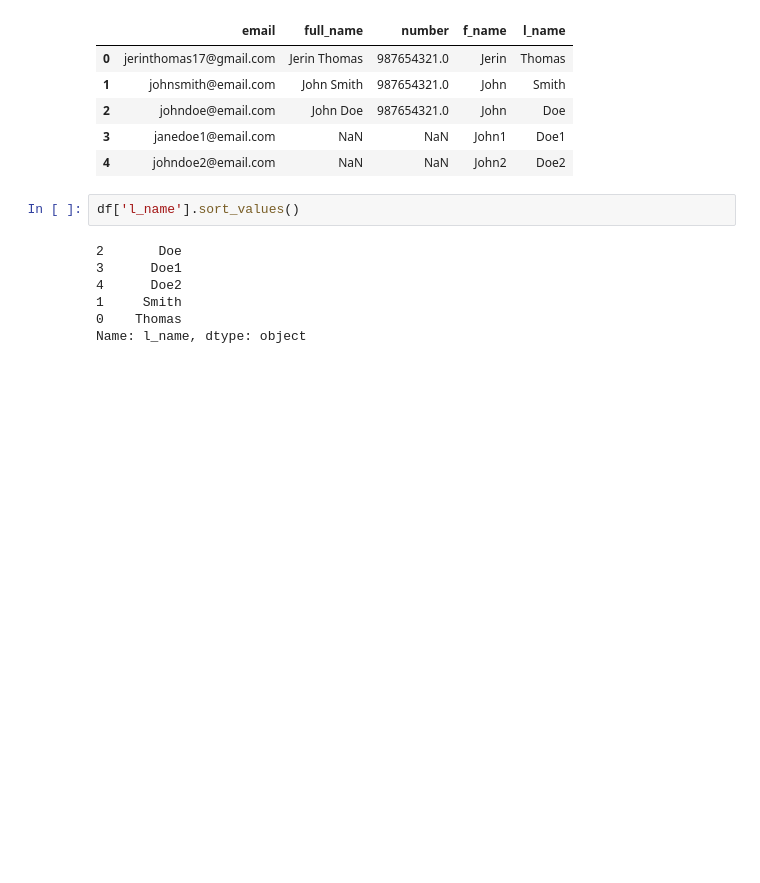
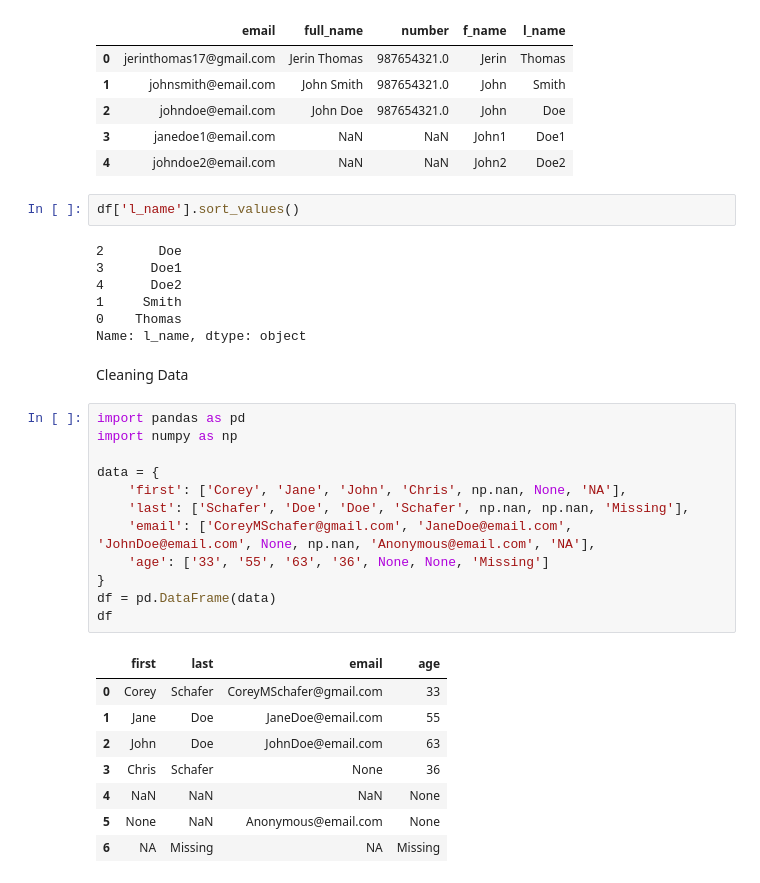
Before and after one commit to jerin17/numpy-pandas, a Jupyter notebook: snippets.ipynb, the cells around one changed output. Drawn from its saved outputs; the diff is of its cells as text; blank space fills up the shorter version.

Commit message:
Pandas data cleaning and time series

```diff
--- a/snippets.ipynb
+++ b/snippets.ipynb
@@ -571,3 +571,26 @@ df['l_name'].sort_values()
 1     Smith
 0    Thomas
 Name: l_name, dtype: object
+# %% [markdown]
+Cleaning Data
+# %%
+import pandas as pd
+import numpy as np
+
+data = {
+    'first': ['Corey', 'Jane', 'John', 'Chris', np.nan, None, 'NA'],
+    'last': ['Schafer', 'Doe', 'Doe', 'Schafer', np.nan, np.nan, 'Missing'],
+    'email': ['CoreyMSchafer@gmail.com', 'JaneDoe@email.com', 'JohnDoe@email.com', None, np.nan, 'Anonymous@email.com', 'NA'],
+    'age': ['33', '55', '63', '36', None, None, 'Missing']
+}
+df = pd.DataFrame(data)
+df
+# %% [output]
+|  | first | last | email | age |
+| 0 | Corey | Schafer | CoreyMSchafer@gmail.com | 33 |
+| 1 | Jane | Doe | JaneDoe@email.com | 55 |
+| 2 | John | Doe | JohnDoe@email.com | 63 |
+| 3 | Chris | Schafer | None | 36 |
+| 4 | NaN | NaN | NaN | None |
+| 5 | None | NaN | Anonymous@email.com | None |
+| 6 | NA | Missing | NA | Missing |
```
Also changed, not shown: parts of 10 cells of this notebook, 3 other files.
